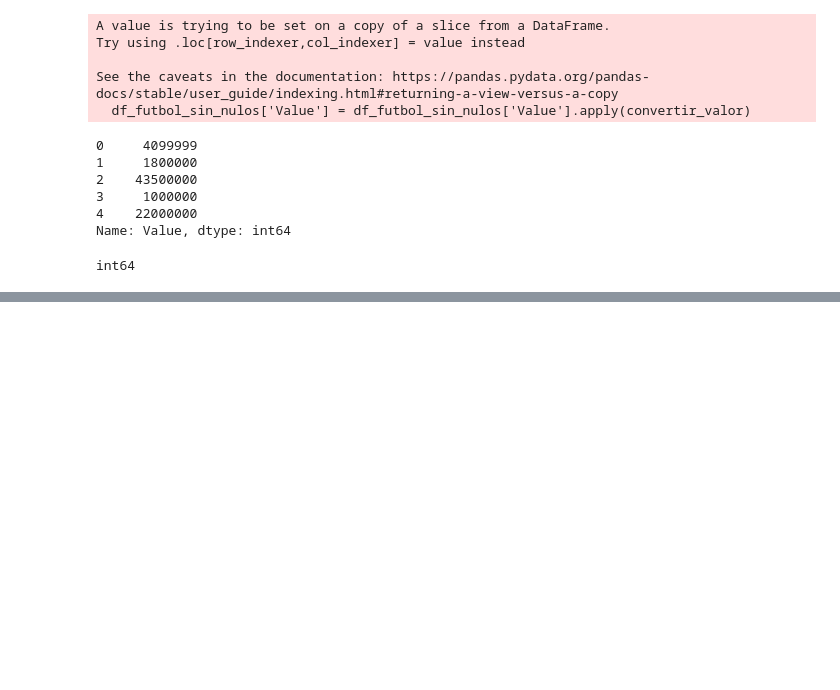
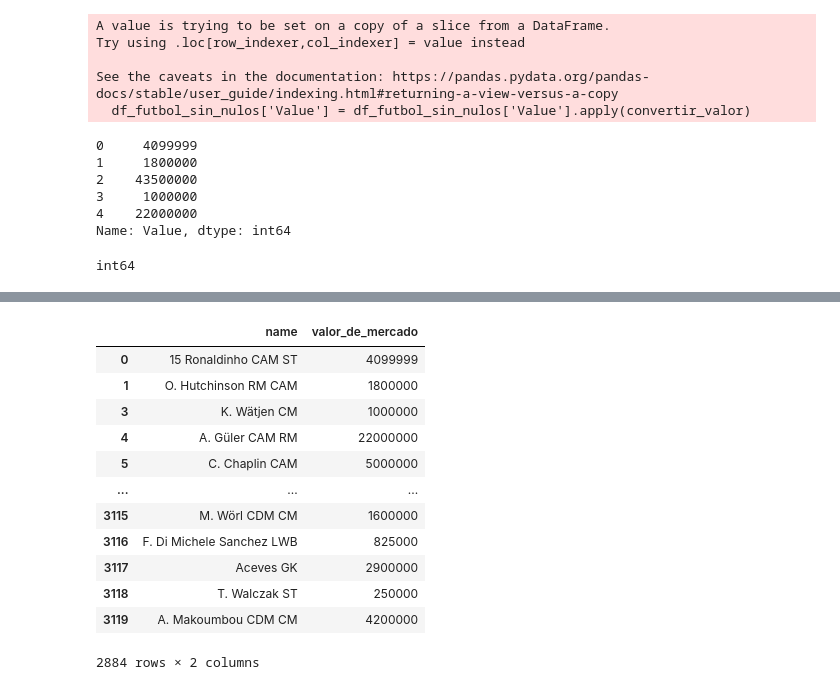
Before and after one commit to javierlara47/TFG, a Jupyter notebook: notebooks/archivo.ipynb, the cells around one changed output, grey strips where cells are left out. Cells and saved outputs as stored; diff of their text form; code cells hidden in the pictures; blank space fills up the shorter version.

```diff
--- a/notebooks/archivo.ipynb
+++ b/notebooks/archivo.ipynb
@@ -222,0 +268,5 @@ int64
+# %%
+#Configurar el formato de visualizacion para mostrar numeros completos
+pd.set_option('display.float_format',lambda x: '%.3f' % x)
+
+df_futbol['valor_de_mercado'].describe()
@@ -222,0 +313,16 @@ int64
+# %%
+df_filtrado[['name','valor_de_mercado']]
+# %% [output]
+|  | name | valor_de_mercado |
+| 0 | 15 Ronaldinho CAM ST | 4099999 |
+| 1 | O. Hutchinson RM CAM | 1800000 |
+| 3 | K. Wätjen CM | 1000000 |
+| 4 | A. Güler CAM RM | 22000000 |
+| 5 | C. Chaplin CAM | 5000000 |
+| ... | ... | ... |
+| 3115 | M. Wörl CDM CM | 1600000 |
+| 3116 | F. Di Michele Sanchez LWB | 825000 |
+| 3117 | Aceves GK | 2900000 |
+| 3118 | T. Walczak ST | 250000 |
+| 3119 | A. Makoumbou CDM CM | 4200000 |
+2884 rows × 2 columns
```
Also changed, not shown: parts of 8 cells of this notebook.
